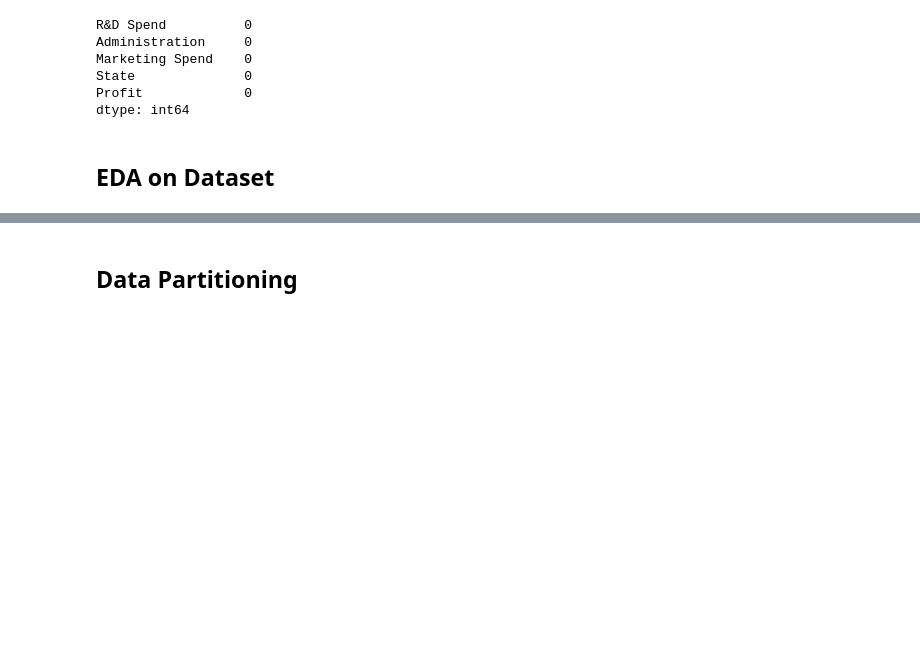
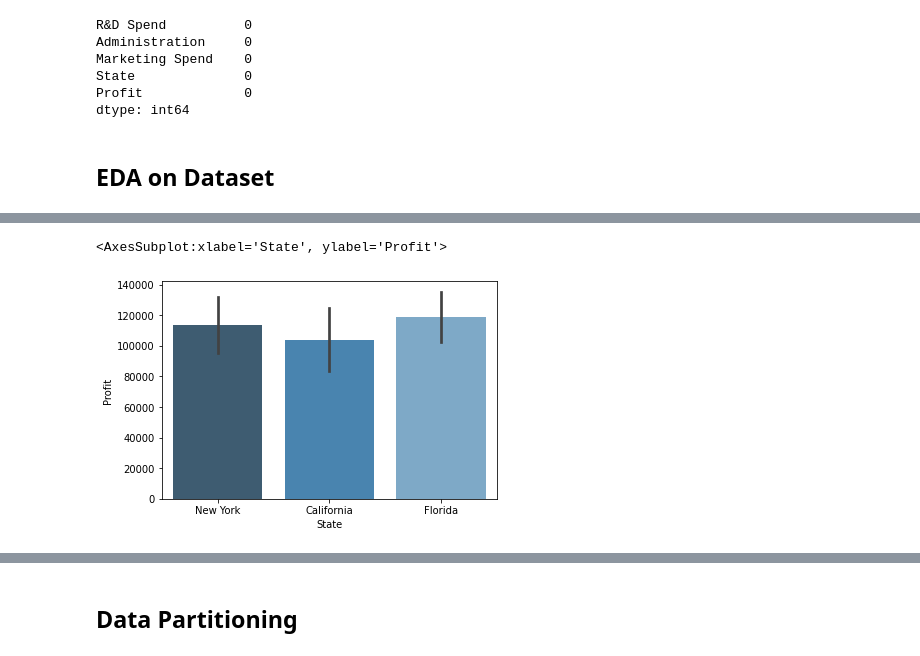
Before and after one commit to ksaurabh2468/enigma, a Jupyter notebook: enigma_TeamBeingArtificial.ipynb, the cells around one changed output, grey strips where cells are left out. Cells and saved outputs as stored; diff of their text form; code cells hidden in the pictures; blank space fills up the shorter version.

```diff
--- a/enigma_TeamBeingArtificial.ipynb
+++ b/enigma_TeamBeingArtificial.ipynb
@@ -79,6 +83,9 @@ sns.pairplot(dataset)
 # %%
 # profit split in State level - Looks Florida has the maximum Profit
-sns.barplot(x='State',y='Profit',data=dataset, palette="Blues_d")
+sns.barplot(x='State',y='Profit',data=df, palette="Blues_d")
 #sns.lineplot(x='State',y='Profit',data=dataset)
+# %% [output]
+<AxesSubplot:xlabel='State', ylabel='Profit'>
+[figure, added]
 # %%
 #gives positive & negative relation between categories
```
Also changed, not shown: parts of 14 cells of this notebook.
